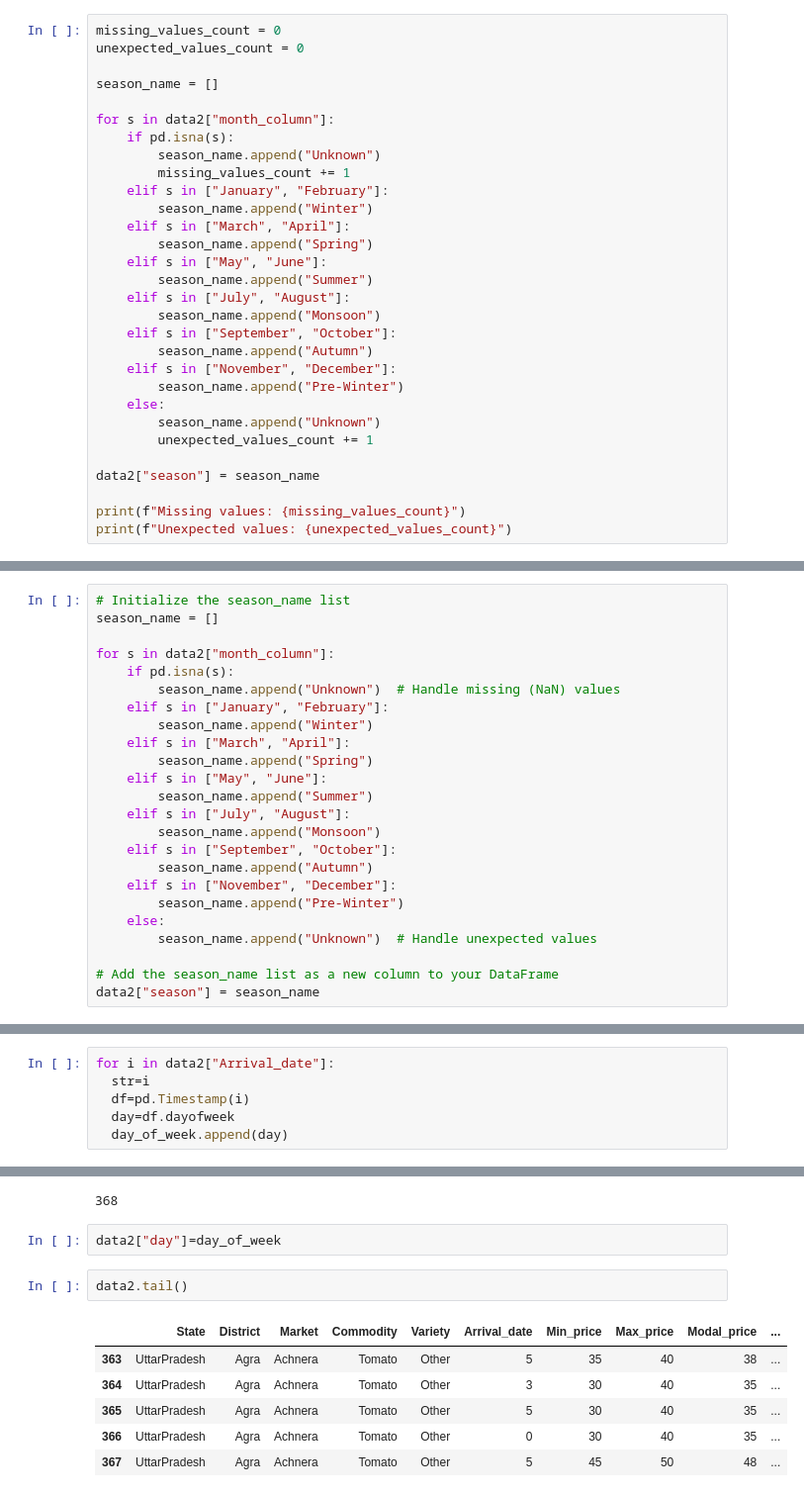
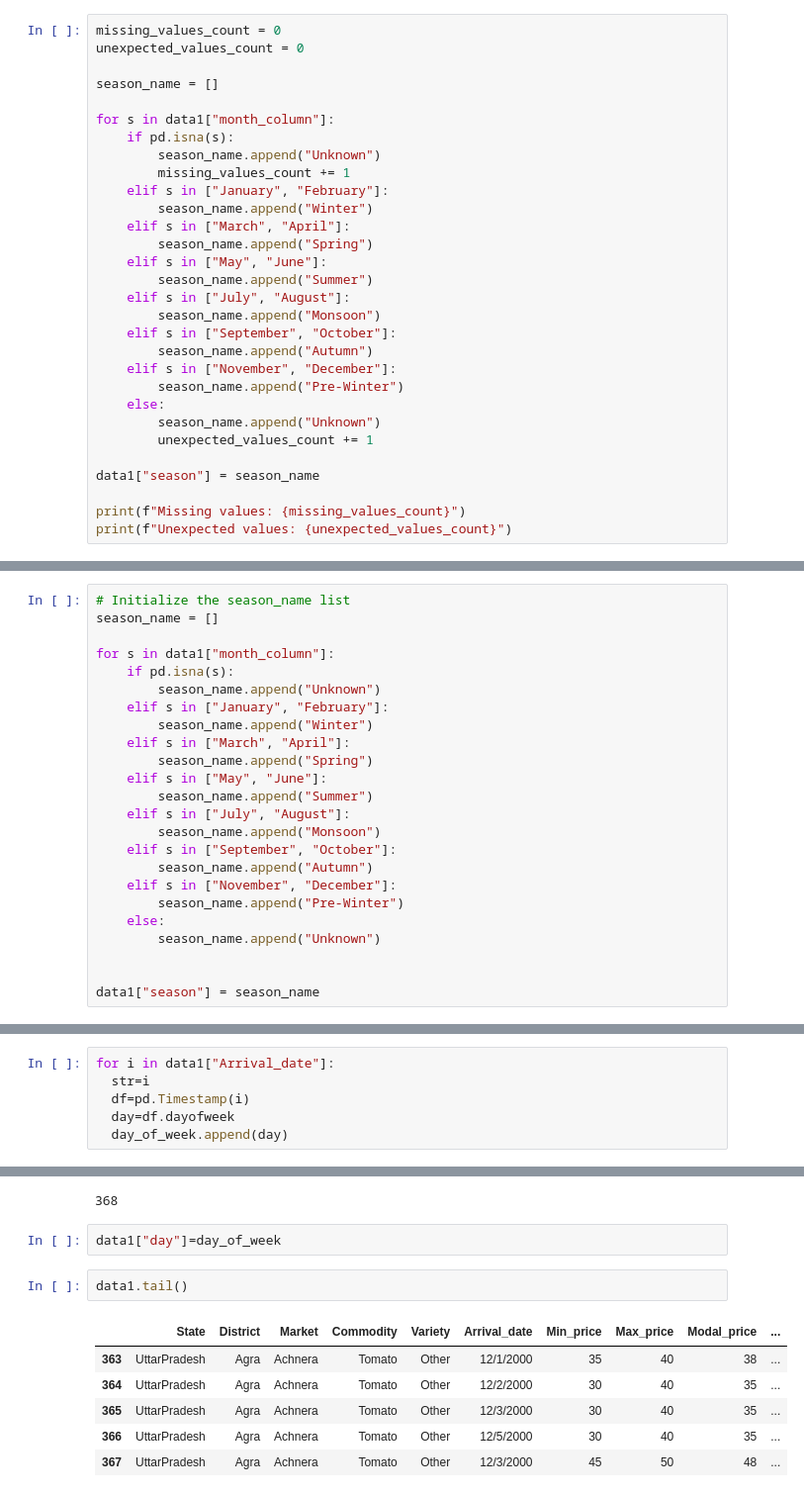
Before and after one commit to Shakcham-Sinha/Demo-Project2, a Jupyter notebook: Untitled0.ipynb, the cells around one changed output, grey strips where cells are left out. Shown at 99% size. Drawn from its saved outputs; the diff is of its cells as text.

```diff
--- a/Untitled0.ipynb
+++ b/Untitled0.ipynb
@@ -195,7 +191,7 @@ unexpected_values_count = 0
 
 season_name = []
 
-for s in data2["month_column"]:
+for s in data1["month_column"]:
     if pd.isna(s):
         season_name.append("Unknown")
         missing_values_count += 1
@@ -215,7 +211,7 @@ for s in data2["month_column"]:
         season_name.append("Unknown")
         unexpected_values_count += 1
 
-data2["season"] = season_name
+data1["season"] = season_name
 
 print(f"Missing values: {missing_values_count}")
 print(f"Unexpected values: {unexpected_values_count}")
@@ -226,9 +222,9 @@ Unexpected values: 152
 # Initialize the season_name list
 season_name = []
 
-for s in data2["month_column"]:
+for s in data1["month_column"]:
     if pd.isna(s):
-        season_name.append("Unknown")  # Handle missing (NaN) values
+        season_name.append("Unknown")
     elif s in ["January", "February"]:
         season_name.append("Winter")
     elif s in ["March", "April"]:
@@ -242,10 +238,10 @@ for s in data2["month_column"]:
     elif s in ["November", "December"]:
         season_name.append("Pre-Winter")
     else:
-        season_name.append("Unknown")  # Handle unexpected values
+        season_name.append("Unknown")
 
-# Add the season_name list as a new column to your DataFrame
-data2["season"] = season_name
+
+data1["season"] = season_name
 # %%
 print(len(season_name))
 # %% [output]
@@ -272,7 +268,7 @@ print(df.dayofweek)
 # %%
 day_of_week=[]
 # %%
-for i in data2["Arrival_date"]:
+for i in data1["Arrival_date"]:
   str=i
   df=pd.Timestamp(i)
   day=df.dayofweek
@@ -282,13 +278,13 @@ len(day_of_week)
 # %% [output]
 368
 # %%
-data2["day"]=day_of_week
+data1["day"]=day_of_week
 # %%
-data2.tail()
+data1.tail()
 # %% [output]
 |  | State | District | Market | Commodity | Variety | Arrival_date | Min_price | Max_price | Modal_price | ... |
-| 363 | UttarPradesh | Agra | Achnera | Tomato | Other | 5 | 35 | 40 | 38 | ... |
-| 364 | UttarPradesh | Agra | Achnera | Tomato | Other | 3 | 30 | 40 | 35 | ... |
-| 365 | UttarPradesh | Agra | Achnera | Tomato | Other | 5 | 30 | 40 | 35 | ... |
-| 366 | UttarPradesh | Agra | Achnera | Tomato | Other | 0 | 30 | 40 | 35 | ... |
-| 367 | UttarPradesh | Agra | Achnera | Tomato | Other | 5 | 45 | 50 | 48 | ... |
+| 363 | UttarPradesh | Agra | Achnera | Tomato | Other | 12/1/2000 | 35 | 40 | 38 | ... |
+| 364 | UttarPradesh | Agra | Achnera | Tomato | Other | 12/2/2000 | 30 | 40 | 35 | ... |
+| 365 | UttarPradesh | Agra | Achnera | Tomato | Other | 12/3/2000 | 30 | 40 | 35 | ... |
+| 366 | UttarPradesh | Agra | Achnera | Tomato | Other | 12/5/2000 | 30 | 40 | 35 | ... |
+| 367 | UttarPradesh | Agra | Achnera | Tomato | Other | 12/3/2000 | 45 | 50 | 48 | ... |
```
Also changed, not shown: parts of 61 cells of this notebook.
